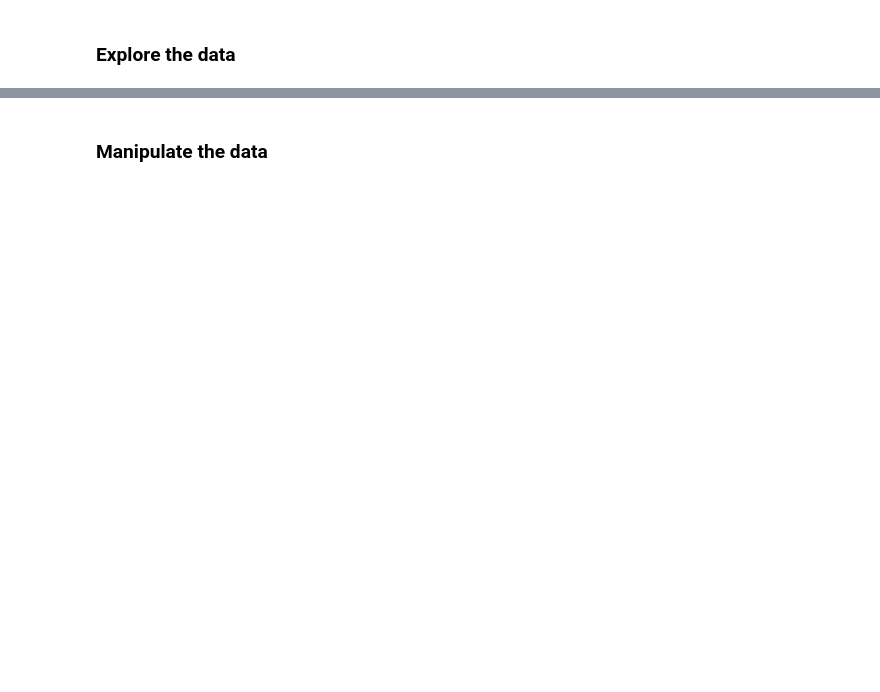
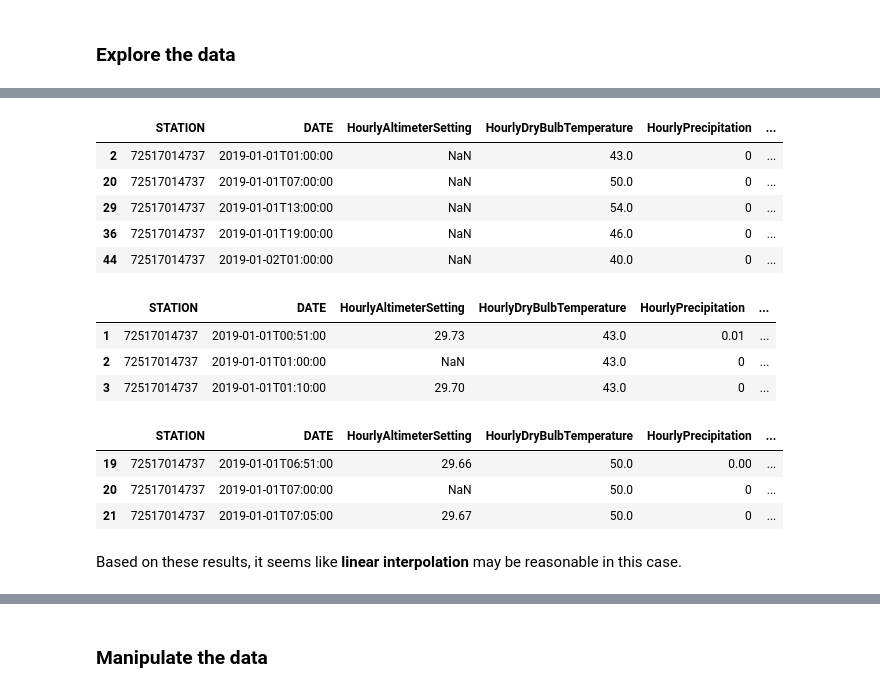
Before and after one commit to malonsol/TFM_KSchool, a Jupyter notebook: EDA/DELAY/LCD_DataPreparation.ipynb, the cells around one changed output, grey strips where cells are left out. Cells and saved outputs as stored; diff of their text form; code cells hidden in the pictures; blank space fills up the shorter version.

```diff
--- a/EDA/DELAY/LCD_DataPreparation.ipynb
+++ b/EDA/DELAY/LCD_DataPreparation.ipynb
@@ -433,0 +427,5 @@ prof.to_file(report_name)
+# %%
+# Absolute & Relative frequency of missing values by column:
+pd.set_option('display.max_rows', LCD.shape[1])
+missing = pd.DataFrame([LCD.isna().sum(), LCD.isna().sum() / len(LCD) * 100], index=['Absolute', 'Relative']).T.sort_values(by='Relative', ascending=False)
+missing
@@ -433,0 +449,2 @@ prof.to_file(report_name)
+# %%
+LCD.fillna(0, inplace=True)
@@ -433,0 +453,29 @@ prof.to_file(report_name)
+# %%
+# First we need to cast it to numeric type. However, we find some "s" at the end of some values; just get rid of them:
+LCD['HourlyAltimeterSetting'] = LCD['HourlyAltimeterSetting'].str.replace('s', '')
+LCD['HourlyAltimeterSetting'] = LCD['HourlyAltimeterSetting'].astype('float64')
+# %%
+LCD[LCD['HourlyAltimeterSetting'].isna()].head()
+# %% [output]
+|  | STATION | DATE | HourlyAltimeterSetting | HourlyDryBulbTemperature | HourlyPrecipitation | ... |
+| 2 | 72517014737 | 2019-01-01T01:00:00 | NaN | 43.0 | 0 | ... |
+| 20 | 72517014737 | 2019-01-01T07:00:00 | NaN | 50.0 | 0 | ... |
+| 29 | 72517014737 | 2019-01-01T13:00:00 | NaN | 54.0 | 0 | ... |
+| 36 | 72517014737 | 2019-01-01T19:00:00 | NaN | 46.0 | 0 | ... |
+| 44 | 72517014737 | 2019-01-02T01:00:00 | NaN | 40.0 | 0 | ... |
+# %%
+LCD.loc[[1,2,3],:]
+# %% [output]
+|  | STATION | DATE | HourlyAltimeterSetting | HourlyDryBulbTemperature | HourlyPrecipitation | ... |
+| 1 | 72517014737 | 2019-01-01T00:51:00 | 29.73 | 43.0 | 0.01 | ... |
+| 2 | 72517014737 | 2019-01-01T01:00:00 | NaN | 43.0 | 0 | ... |
+| 3 | 72517014737 | 2019-01-01T01:10:00 | 29.70 | 43.0 | 0 | ... |
+# %%
+LCD.loc[[19,20,21],:]
+# %% [output]
+|  | STATION | DATE | HourlyAltimeterSetting | HourlyDryBulbTemperature | HourlyPrecipitation | ... |
+| 19 | 72517014737 | 2019-01-01T06:51:00 | 29.66 | 50.0 | 0.00 | ... |
+| 20 | 72517014737 | 2019-01-01T07:00:00 | NaN | 50.0 | 0 | ... |
+| 21 | 72517014737 | 2019-01-01T07:05:00 | 29.67 | 50.0 | 0 | ... |
+# %% [markdown]
+Based on these results, it seems like **linear interpolation** may be reasonable in this case.
```
Also changed, not shown: parts of 52 cells of this notebook.
